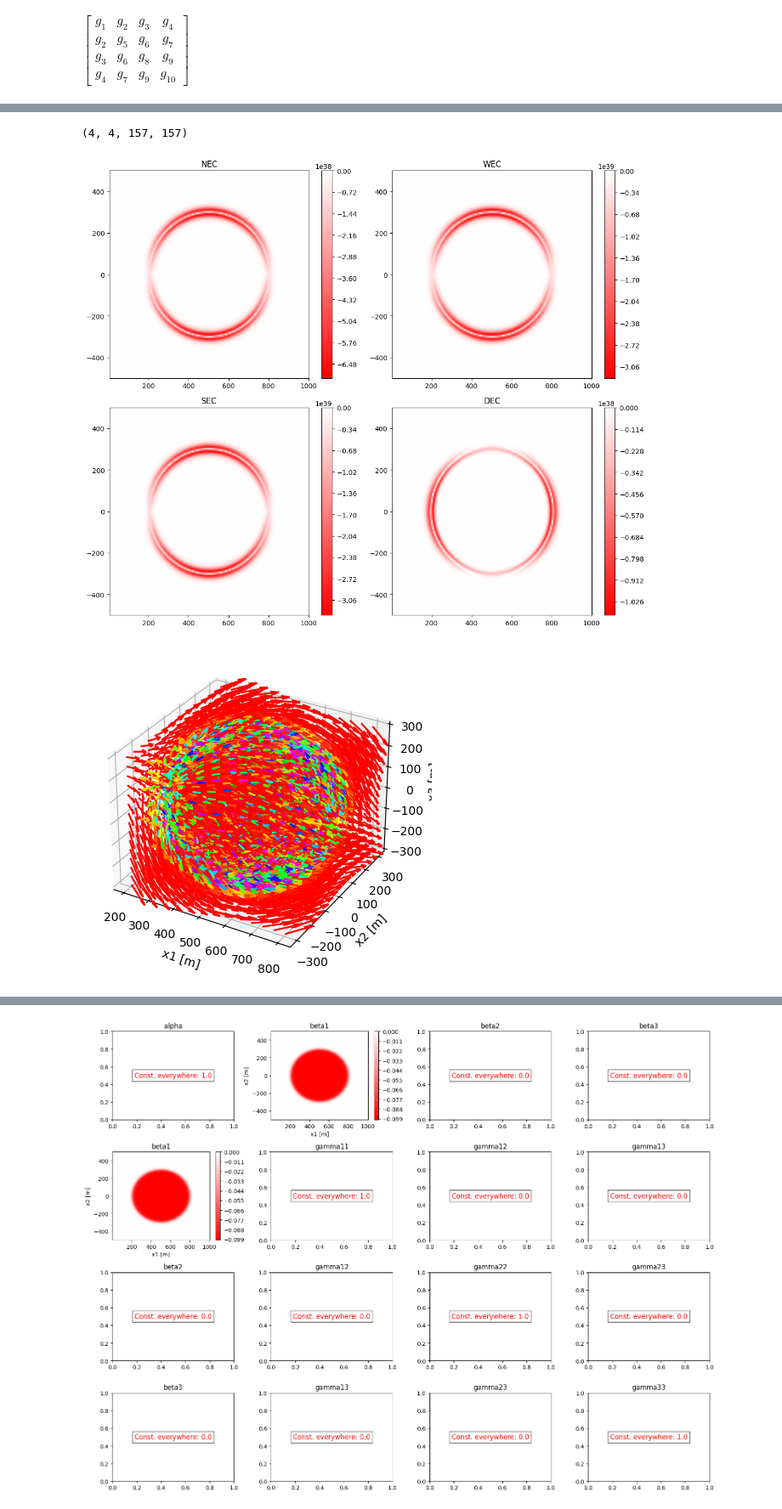
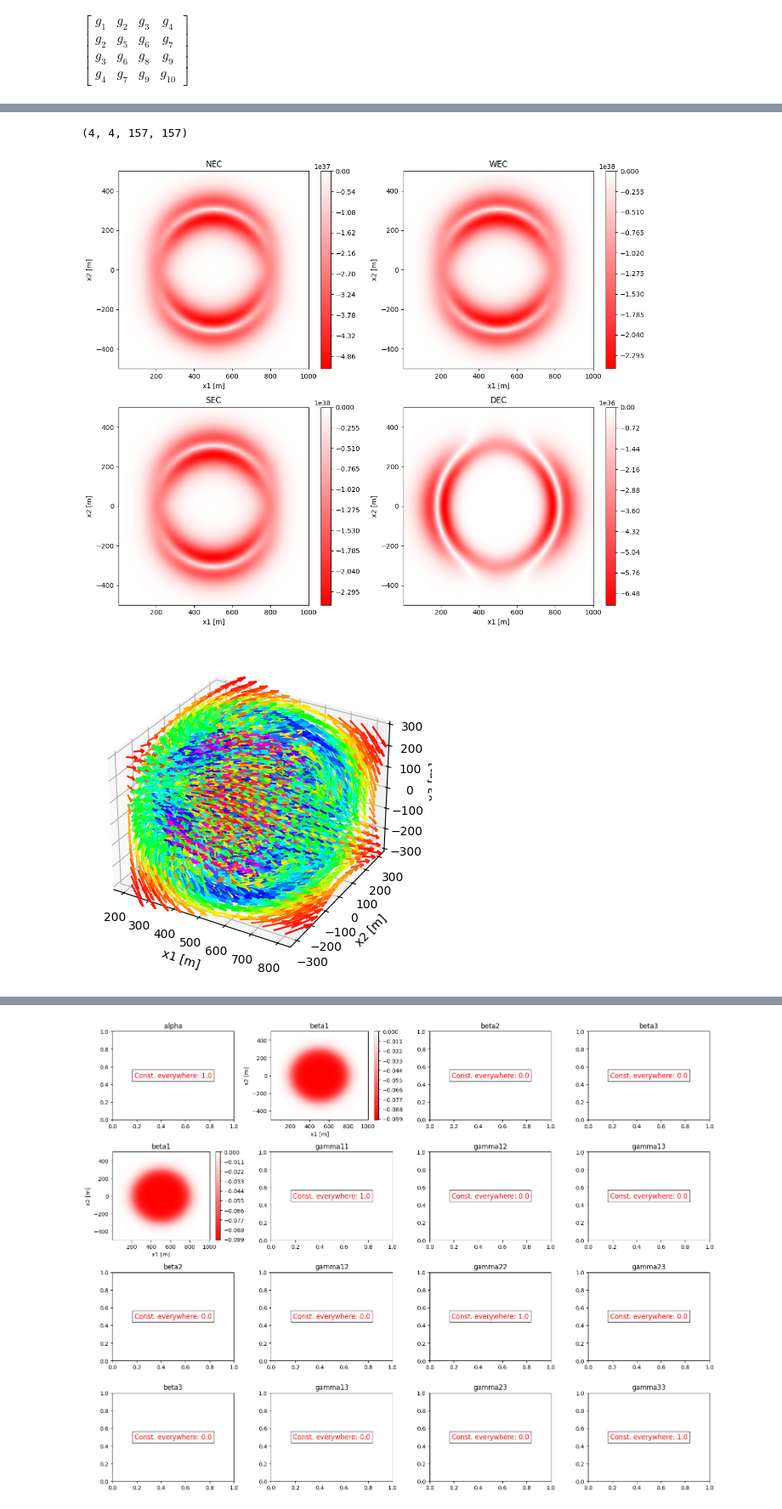
Before and after one commit to nmonnet/Warp-Factory-for-Python, a Jupyter notebook: warp_drive_study.ipynb, the cells around one changed output, grey strips where cells are left out. Shown at 85% size. Cells and saved outputs as stored; diff of their text form; code cells hidden in the pictures.

```diff
--- a/warp_drive_study.ipynb
+++ b/warp_drive_study.ipynb
@@ -1490,7 +1712,6 @@ Metric symbols :
 $\displaystyle \left[\begin{matrix}g_{1} & g_{2} & g_{3} & g_{4}\\g_{2} & g_{5} & g_{6} & g_{7}\\g_{3} & g_{6} & g_{8} & g_{9}\\g_{4} & g_{7} & g_{9} & g_{10}\end{matrix}\right]$
 # %%
 ##################################################### USER INPUT ########################################################
-
 
 # Define substitutions for the new variables
 
@@ -1499,11 +1720,11 @@ symbols = [t,x,y,z] #IMPORTANT first symbol must be time
 
 # Define the functions to be input in the metric
 v = sp.Function('v')(t)
-f = sp.Function('f',real=True,positive=True)(t, x, y, z)
+f = sp.Function('f',positive=True)(t, x, y, z) #adding positive allow to avoid error when passing from analytical to numerical
 
 v_actual=0.1
 R=300
-sigma=0.015*4
+sigma=0.015
 
 # Define the distance from the center of the warp bubble
 rs = sp.sqrt((x - v*t)**2 + y**2 + z**2)
@@ -1514,7 +1735,7 @@ f_actual = (sp.tanh(sigma * (rs + R)) - sp.tanh(sigma * (rs - R))) / (2 * sp.tan
 
 
 
-if False:
+if False: #This is an alternative function that is linear and tend to produce simpler but still valuable results
     R = 350  # R = 350 m
     Delta = 40  # Δ = 40 m
 
@@ -1531,7 +1752,7 @@ f_subs={f:f_actual,v:v_actual}
 
 #user input metric using symbol
 user_input_metric = {
-    "g1": -1 + (-v*f)**2,
+    "g1": -1 + (v*f)**2,
     "g2": -v*f,
     "g3": 0,
     "g4": 0,
@@ -1605,26 +1810,26 @@ $\displaystyle 0.333333333333333 \sqrt{3} \sqrt{\left(4 \left(\frac{\partial}{\p
 ... (17 outputs left out)
 # %%
 # Define the fixed values
-t_val = 1.6778 * 1e-5 * 299792458
+t_val = 503/v_actual
 z_val=0
 # Create a grid for x and y
-x_grid = np.linspace(-500, 500, 157) + 503  # Adjust the range and resolution as needed
+x_grid = np.linspace(-500, 500, 157) + 503.1  # Adjust the range and resolution as needed
 y_grid = np.linspace(-500, 500, 157)
 
 warp_test.display_energy_conditions_2D(space_time_coordinate=[t_val,x_grid,y_grid,z_val],n_grid=10)
 # %% [output]
 (4, 4, 157, 157)
-[figure, old version]
+[figure, new version]
 # %%
 # Define the fixed values
-t_val = 1.6778 * 1e-5 * 299792458
+t_val = 503/v_actual
 
 # Create a grid for x and y
-x_grid = np.linspace(-300, 300, 15) + 503  # Adjust the range and resolution as needed
+x_grid = np.linspace(-300, 300, 15) + 503.1  # Adjust the range and resolution as needed
 y_grid = np.linspace(-300, 300, 15)
 z_grid = np.linspace(-300, 300, 15)
 warp_test.display_momentum_vector_field_3D(space_time_coordinate=[t_val,x_grid,y_grid,z_grid])
 # %% [output]
-[figure, old version]
+[figure, new version]
 # %%
 # Define the fixed values
```
Also changed, not shown: parts of 60 cells of this notebook.
